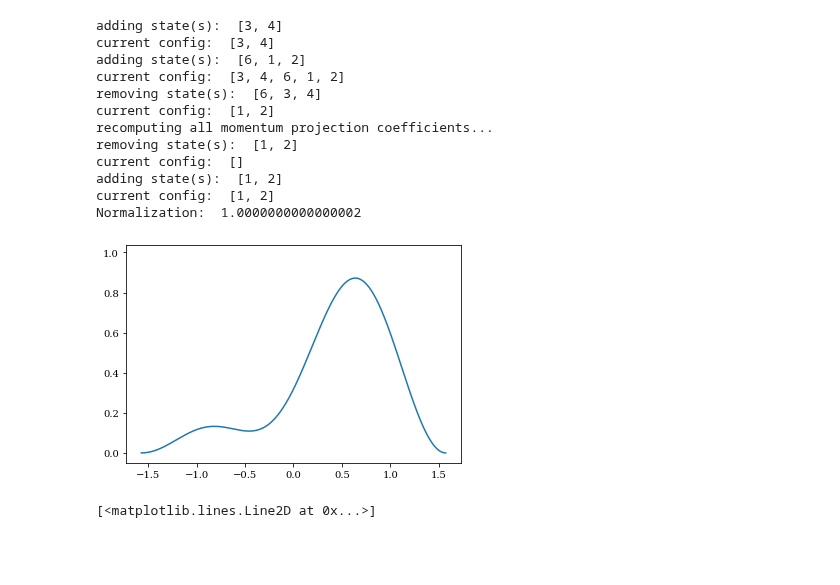
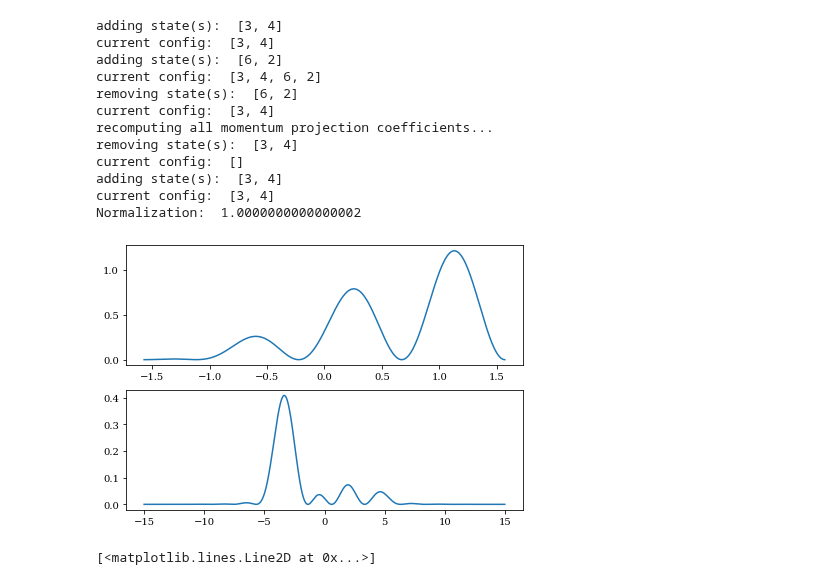
Before and after one commit to wyssard/Particle_in_a_Box, a Jupyter notebook: test_testing.ipynb, the cells around one changed output. Drawn from its saved outputs; the diff is of its cells as text; code cells hidden in the pictures; blank space fills up the shorter version.

```diff
--- a/test_testing.ipynb
+++ b/test_testing.ipynb
@@ -24,11 +24,12 @@ bound = 15
 
 
 State3 = testing.Particle_in_Box_State(gamma, L, [3,4],[1,1])
-State3.add_state([6,1,2],[1,1,1])
-State3.remove_state([6,3,4])
+State3.add_state([6,2],[1,1])
+State3.remove_state([6,2])
 
 State3.gamma = 10000
 State3.property_change_complete_recompute()
+
 print("Normalization: ", np.sum(np.abs(State3._energy_proj_coeff)**2))
 
 x = np.linspace(-L/2, L/2, 500)
@@ -38,48 +39,54 @@ kn = np.arange(-bound, bound, 1)
 pos_space_func = State3.pos_space_wavefunc
 cont_m_space_func = State3.cont_momentum_space_wavefunc
 disc_m_space_func = State3.disc_momentum_space_wavefunc
 
 
 '''
 fig = plt.figure()
 pDistrPlot = plt.axes()
 
 
 pDistrPlot.bar(kn, np.abs(disc_m_space_func(kn, 0))**2, color=lightColor)
 pDistrPlot.plot(k, np.abs(cont_m_space_func(k, 0))**2, color=darkColor, ls="--")
 
 pDistrPlot.set_ylim(0, 0.5)
 '''
 
+fig = plt.figure(constrained_layout=True)
+gs = fig.add_gridspec(nrows=2, ncols=1, height_ratios=[1,1])
+pDistrPlot = fig.add_subplot(gs[1,0])
+xDistrPlot = fig.add_subplot(gs[0, 0])
 
-fig = plt.figure()
-ax = plt.axes()
-lines = ax.plot(x, np.abs(pos_space_func(x, 0))**2)
+linesP = pDistrPlot.plot(k, np.abs(cont_m_space_func(k, 0)**2))
+linesX = xDistrPlot.plot(x, np.abs(pos_space_func(x, 0))**2)
+
 
 def init():
-    lines[0].set_data(x, np.abs(pos_space_func(x, 0))**2)
-    return lines
+    linesX[0].set_data(x, np.abs(pos_space_func(x, 0))**2)
+    linesP[0].set_data(k, np.abs(cont_m_space_func(k, 0)**2))
+    return linesX + linesP
 
 def animate(i):
-    lines[0].set_data(x, np.abs(pos_space_func(x, 0.025*i))**2)
-    return lines
+    linesX[0].set_data(x, np.abs(pos_space_func(x, 0.012*i))**2)
+    linesP[0].set_data(k, np.abs(cont_m_space_func(k, 0.012*i)**2))
+    return linesX + linesP
 
 anim = FuncAnimation(fig, animate, init_func=init, frames=150, interval=20, blit=True)
 anim.save("new_momentum_implementation.gif")
 # %% [output]
 adding state(s):  [3, 4]
 current config:  [3, 4]
-adding state(s):  [6, 1, 2]
-current config:  [3, 4, 6, 1, 2]
-removing state(s):  [6, 3, 4]
-current config:  [1, 2]
+adding state(s):  [6, 2]
+current config:  [3, 4, 6, 2]
+removing state(s):  [6, 2]
+current config:  [3, 4]
 recomputing all momentum projection coefficients...
-removing state(s):  [1, 2]
+removing state(s):  [3, 4]
 current config:  []
-adding state(s):  [1, 2]
-current config:  [1, 2]
+adding state(s):  [3, 4]
+current config:  [3, 4]
 Normalization:  1.0000000000000002
-[figure, old version]
+[figure, new version]
 # %%
 # Testing momentum distribution (general case with gamma_+ = gamm_- =: gamma)
 L = np.pi
```
